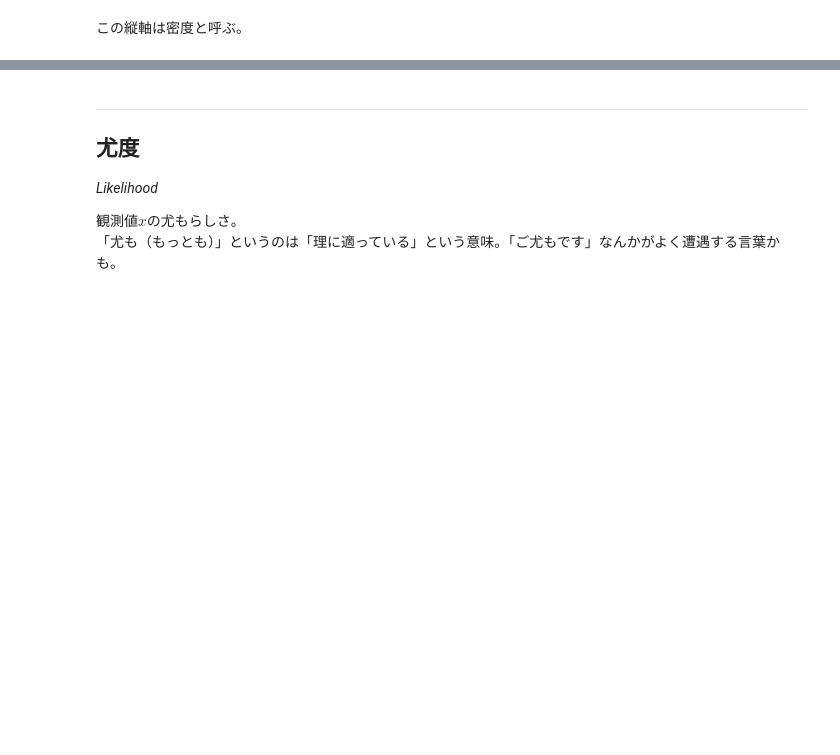
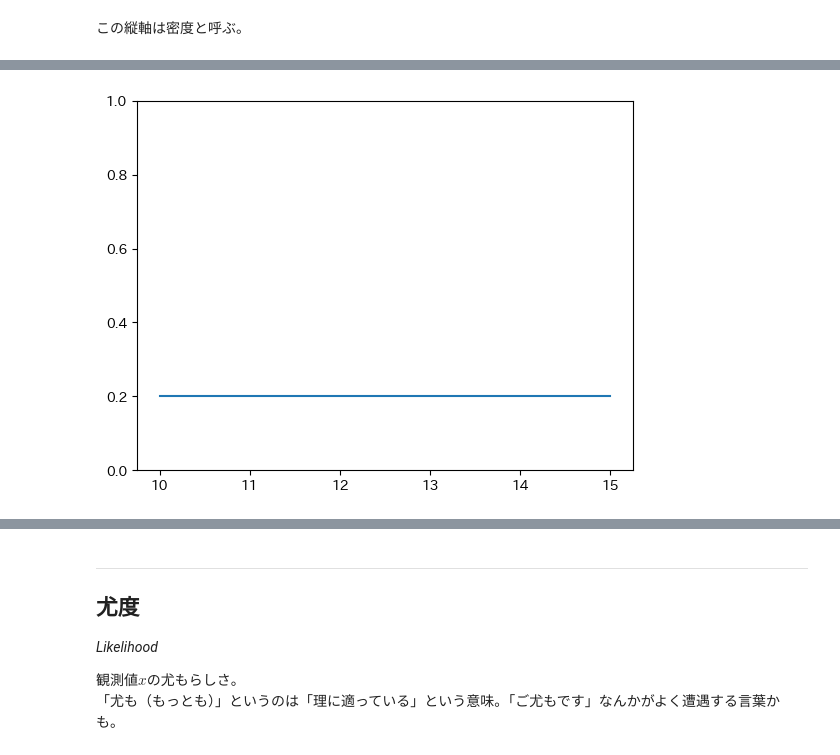
Before and after one commit to misya11p/probabilistic-models, a Jupyter notebook: introduction.ipynb, the cells around one changed output, grey strips where cells are left out. Drawn from its saved outputs; the diff is of its cells as text; code cells hidden in the pictures; blank space fills up the shorter version.

```diff
--- a/introduction.ipynb
+++ b/introduction.ipynb
@@ -111,0 +127,8 @@ plt.plot(x, p);
+# %%
+a, b = 10, 15
+x = np.linspace(a, b, 100)
+p = lambda x: 1 / (b - a) * np.ones_like(x)
+plt.plot(x, p(x))
+plt.ylim(0, 1);
+# %% [output]
+[figure, added]
```
Also changed, not shown: parts of 8 cells of this notebook.
